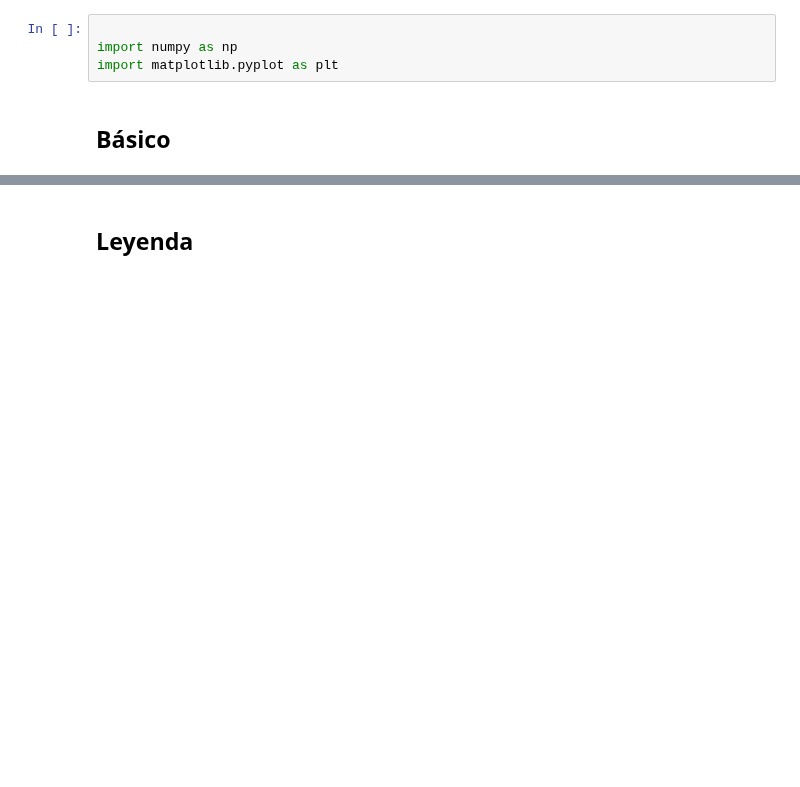
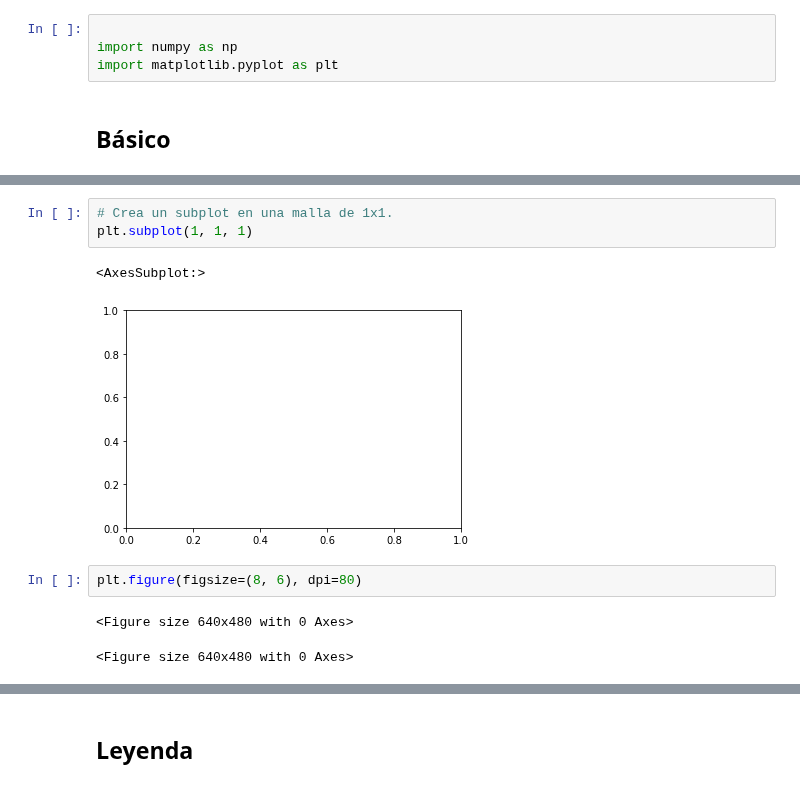
Before and after one commit to Skalas/Matematicas-Computacionales-fall2021, a Jupyter notebook: alumnos/feryarelle/matplotlibfer.ipynb, the cells around one changed output, grey strips where cells are left out. Drawn from its saved outputs; the diff is of its cells as text; blank space fills up the shorter version.

```diff
--- a/alumnos/feryarelle/matplotlibfer.ipynb
+++ b/alumnos/feryarelle/matplotlibfer.ipynb
@@ -22,3 +24,14 @@ plt.plot(X,S);
+# %%
+# Crea un subplot en una malla de 1x1.
+plt.subplot(1, 1, 1)
+# %% [output]
+<AxesSubplot:>
+[figure, added]
+# %%
+plt.figure(figsize=(8, 6), dpi=80)
+# %% [output]
+<Figure size 640x480 with 0 Axes>
+<Figure size 640x480 with 0 Axes>
 # %%
 # Crea una figura de 8x6 pulgadas, con 80 puntos por pulgada (dots per inch = dpi)
 plt.figure(figsize=(8, 6), dpi=80)
```
Also changed, not shown: parts of 19 cells of this notebook, 20 other files.
